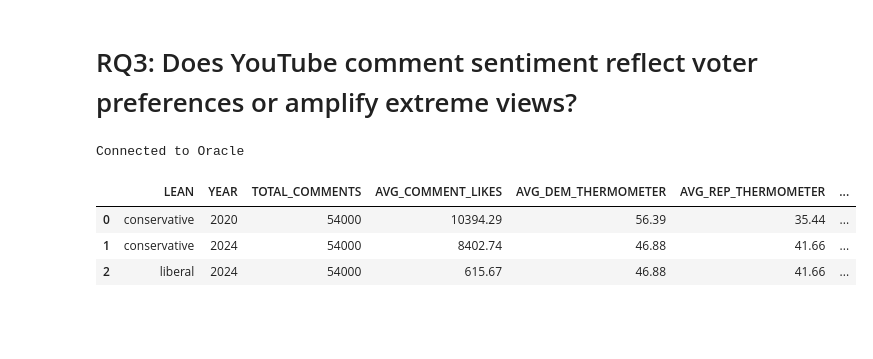
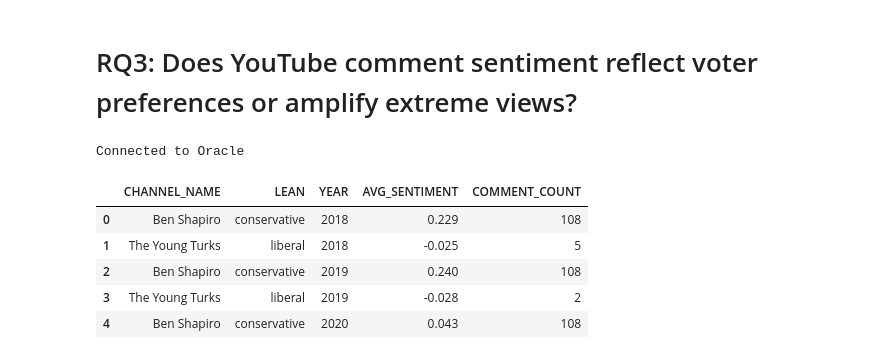
Before and after one commit to calvingdu/cpsc368, a Jupyter notebook: sql/research_questions.ipynb, the cells around one changed output. Saved outputs shown, nothing was run; the diff lists cells and outputs as text; code cells hidden in the pictures; blank space fills up the shorter version.

```diff
--- a/sql/research_questions.ipynb
+++ b/sql/research_questions.ipynb
@@ -129,52 +205,32 @@ Connected to Oracle
 # %%
 connection, cursor = create_cursor()
 
 rq3_query = """
 SELECT
+ch.channel_name,
 v.lean,
 v.year,
-COUNT(c.comment_id) AS total_comments,
-ROUND(AVG(c.like_count), 2) AS avg_comment_likes,
-ROUND(AVG(a.democrat_thermometer), 2) AS avg_dem_thermometer,
-ROUND(AVG(a.republican_thermometer), 2) AS avg_rep_thermometer,
-COUNT(CASE WHEN a.youtube_use = 'Yes' THEN 1 END) AS youtube_users,
-COUNT(CASE WHEN a.youtube_use = 'No'  THEN 1 END) AS non_youtube_users
-FROM youtube_videos v
-JOIN youtube_comments c ON v.video_id = c.video_id
-JOIN anes_2020 a ON v.year = a.election_year
-WHERE v.year = 2020
-GROUP BY v.lean, v.year
-
-UNION ALL
-
-SELECT
-v.lean,
-v.year,
-COUNT(c.comment_id),
-ROUND(AVG(c.like_count), 2),
-ROUND(AVG(a.democrat_thermometer), 2),
-ROUND(AVG(a.republican_thermometer), 2),
-COUNT(CASE WHEN a.youtube_use = 'Yes' THEN 1 END),
-COUNT(CASE WHEN a.youtube_use = 'No' THEN 1 END)
-FROM youtube_videos v
-JOIN youtube_comments c ON v.video_id = c.video_id
-JOIN anes_2024 a ON v.year = a.election_year
-WHERE v.year = 2024
-GROUP BY v.lean, v.year
-
-ORDER BY year, lean
+ROUND(AVG(c.sentiment_score), 3) AS avg_sentiment,
+COUNT(*) AS comment_count
+FROM youtube_comments c
+JOIN youtube_videos v ON c.video_id = v.video_id
+JOIN youtube_channels ch ON v.channel_id = ch.channel_id
+GROUP BY ch.channel_name, v.lean, v.year
+ORDER BY v.year, v.lean, ch.channel_name
 """
 
 cursor.execute(rq3_query)
 results = cursor.fetchall()
 rq3_df = pd.DataFrame(results, columns=[d[0] for d in cursor.description])
-display(rq3_df)
+display(rq3_df.head())
 
 cursor.close()
 connection.close()
 # %% [output]
 Connected to Oracle
-|  | LEAN | YEAR | TOTAL_COMMENTS | AVG_COMMENT_LIKES | AVG_DEM_THERMOMETER | AVG_REP_THERMOMETER | ... |
-| 0 | conservative | 2020 | 54000 | 10394.29 | 56.39 | 35.44 | ... |
-| 1 | conservative | 2024 | 54000 | 8402.74 | 46.88 | 41.66 | ... |
-| 2 | liberal | 2024 | 54000 | 615.67 | 46.88 | 41.66 | ... |
+|  | CHANNEL_NAME | LEAN | YEAR | AVG_SENTIMENT | COMMENT_COUNT |
+| 0 | Ben Shapiro | conservative | 2018 | 0.229 | 108 |
+| 1 | The Young Turks | liberal | 2018 | -0.025 | 5 |
+| 2 | Ben Shapiro | conservative | 2019 | 0.240 | 108 |
+| 3 | The Young Turks | liberal | 2019 | -0.028 | 2 |
+| 4 | Ben Shapiro | conservative | 2020 | 0.043 | 108 |
```
Also changed, not shown: parts of 4 cells of this notebook, 8 other files.
